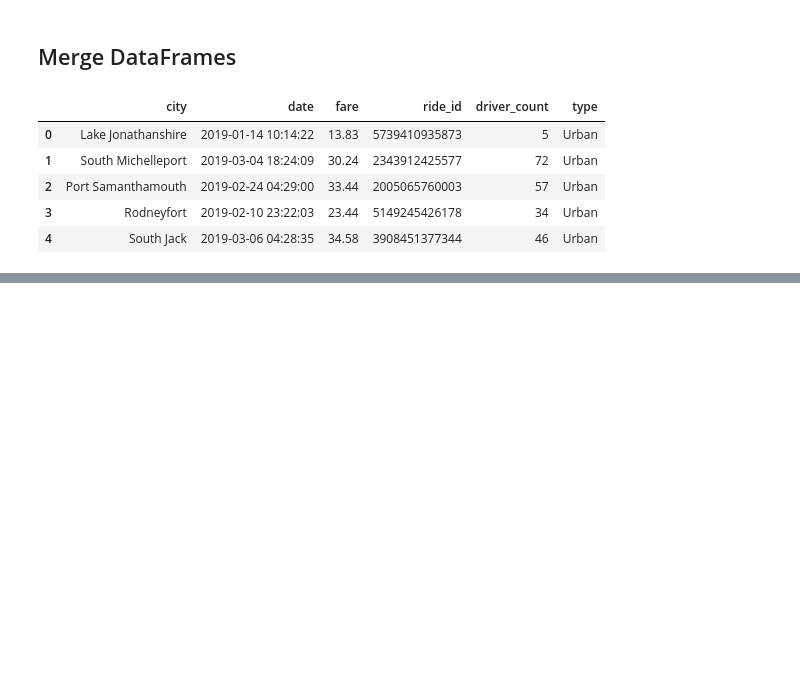
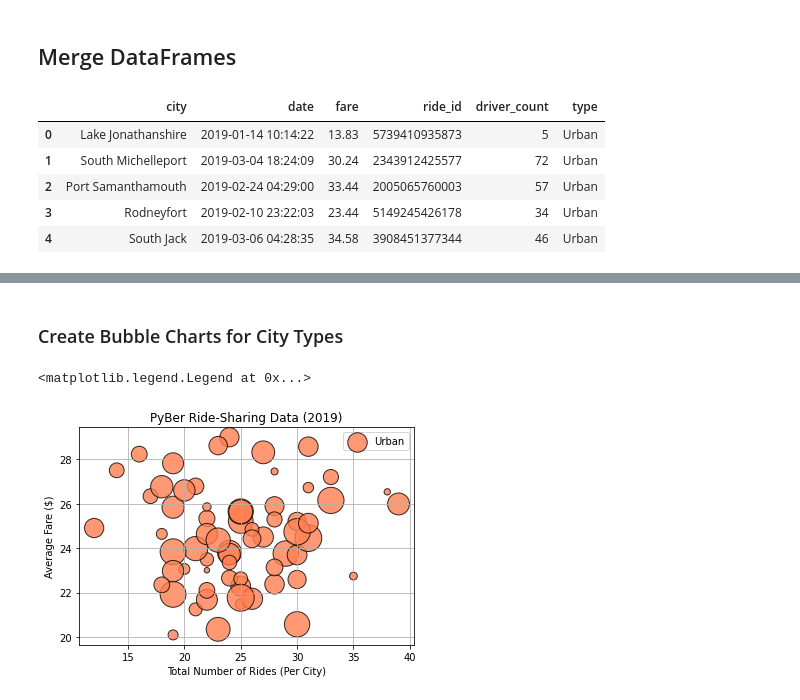
Before and after one commit to Wall-E28/pyBer_analysis, a Jupyter notebook: PyBer.ipynb, the cells around one changed output, grey strips where cells are left out. Saved outputs shown, nothing was run; the diff lists cells and outputs as text; code cells hidden in the pictures; blank space fills up the shorter version.

```diff
--- a/PyBer.ipynb
+++ b/PyBer.ipynb
@@ -139,0 +146,4 @@ pyber_data_df.head()
+# %%
+# Create Ubran city DF
+urban_cities_df = pyber_data_df[pyber_data_df["type"] == "Urban"]
+urban_cities_df.head()
@@ -139,0 +181,4 @@ pyber_data_df.head()
+# %%
+# Get the number of rides in Urban cities
+urban_ride_count = urban_cities_df.groupby(["city"]).count()["ride_id"]
+urban_ride_count.head()
@@ -139,0 +219,4 @@ pyber_data_df.head()
+# %%
+# Get average fare in ubran cities
+urban_avg_fare = urban_cities_df.groupby(["city"]).mean()["fare"]
+urban_avg_fare.head()
@@ -139,0 +257,4 @@ pyber_data_df.head()
+# %%
+# Get driver count in urban cities
+urban_driver_count = urban_cities_df.groupby(["city"]).mean()["driver_count"]
+urban_driver_count.head()
@@ -139,0 +293,22 @@ pyber_data_df.head()
+# %% [markdown]
+### Create Bubble Charts for City Types
+# %%
+# Build scatter plot for urban cities
+plt.scatter(urban_ride_count,urban_avg_fare,
+            s = 10*urban_driver_count, c = "coral",
+            edgecolor = "k", linewidths = 1,
+            alpha = 0.8, label = "Urban")
+
+# Add title and labels
+plt.title("PyBer Ride-Sharing Data (2019)")
+plt.ylabel("Average Fare ($)")
+plt.xlabel("Total Number of Rides (Per City)")
+
+# Add grid
+plt.grid(True)
+
+# Add legend
+plt.legend()
+# %% [output]
+<matplotlib.legend.Legend at 0x...>
+[figure, added]
```
Also changed, not shown: parts of 64 cells of this notebook, 4 other files.
